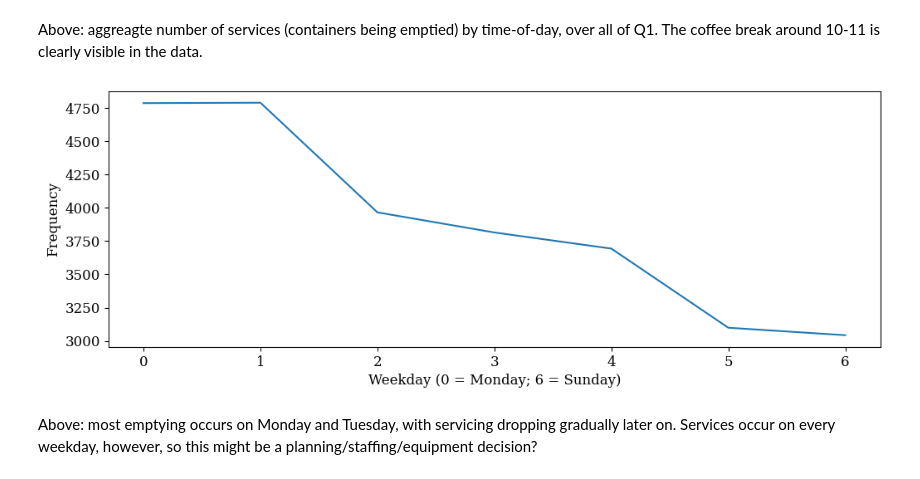
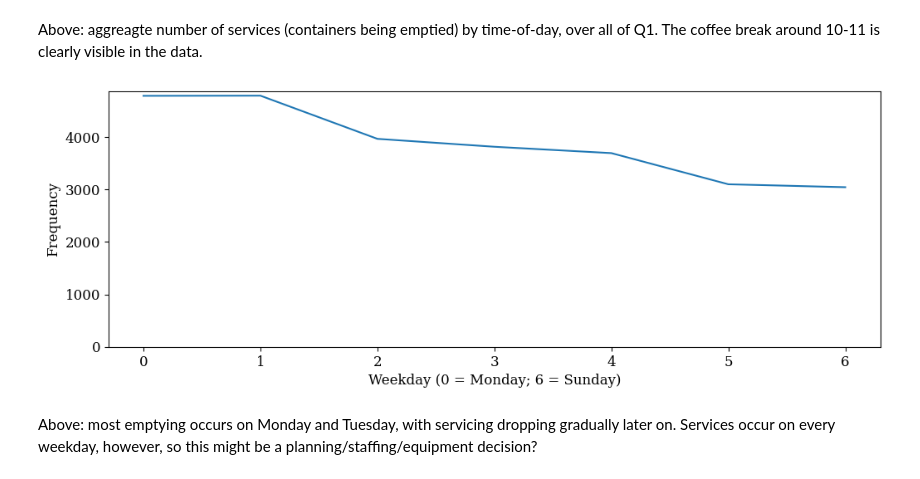
Before and after one commit to N-Wouda/Urban-Waste-Collection, a Jupyter notebook: notebooks/exploratory_analysis.ipynb, the cells around one changed output. Saved outputs shown, nothing was run; the diff lists cells and outputs as text; code cells hidden in the pictures.

```diff
--- a/notebooks/exploratory_analysis.ipynb
+++ b/notebooks/exploratory_analysis.ipynb
@@ -28,6 +30,7 @@ For this notebook it's helpful if we get that data into data frames instead.
 Luckily `pandas` offers helpful tools for working with SQL data.
 # %%
 with sqlite3.connect("data/waste.db") as con:
+    locations = pd.read_sql("SELECT * FROM locations", con)
     containers = pd.read_sql("SELECT * FROM containers", con)
     arrivals = pd.read_sql("SELECT * FROM arrivals", con, parse_dates=['date'])
     services = pd.read_sql("SELECT * FROM services", con, parse_dates=['date'])
@@ -86,10 +104,11 @@ Above: aggreagte number of services (containers being emptied) by time-of-day, o
 The coffee break around 10-11 is clearly visible in the data.
 # %%
 ax = services.date.groupby(services.date.dt.weekday).count().plot()
+ax.set_ylim(bottom=0)
 ax.set_xlabel("Weekday (0 = Monday; 6 = Sunday)")
 ax.set_ylabel("Frequency");
 # %% [output]
-[figure, old version]
+[figure, new version]
 # %% [markdown]
 Above: most emptying occurs on Monday and Tuesday, with servicing dropping gradually later on.
 Services occur on every weekday, however, so this might be a planning/staffing/equipment decision?
```
Also changed, not shown: parts of 5 cells of this notebook.
